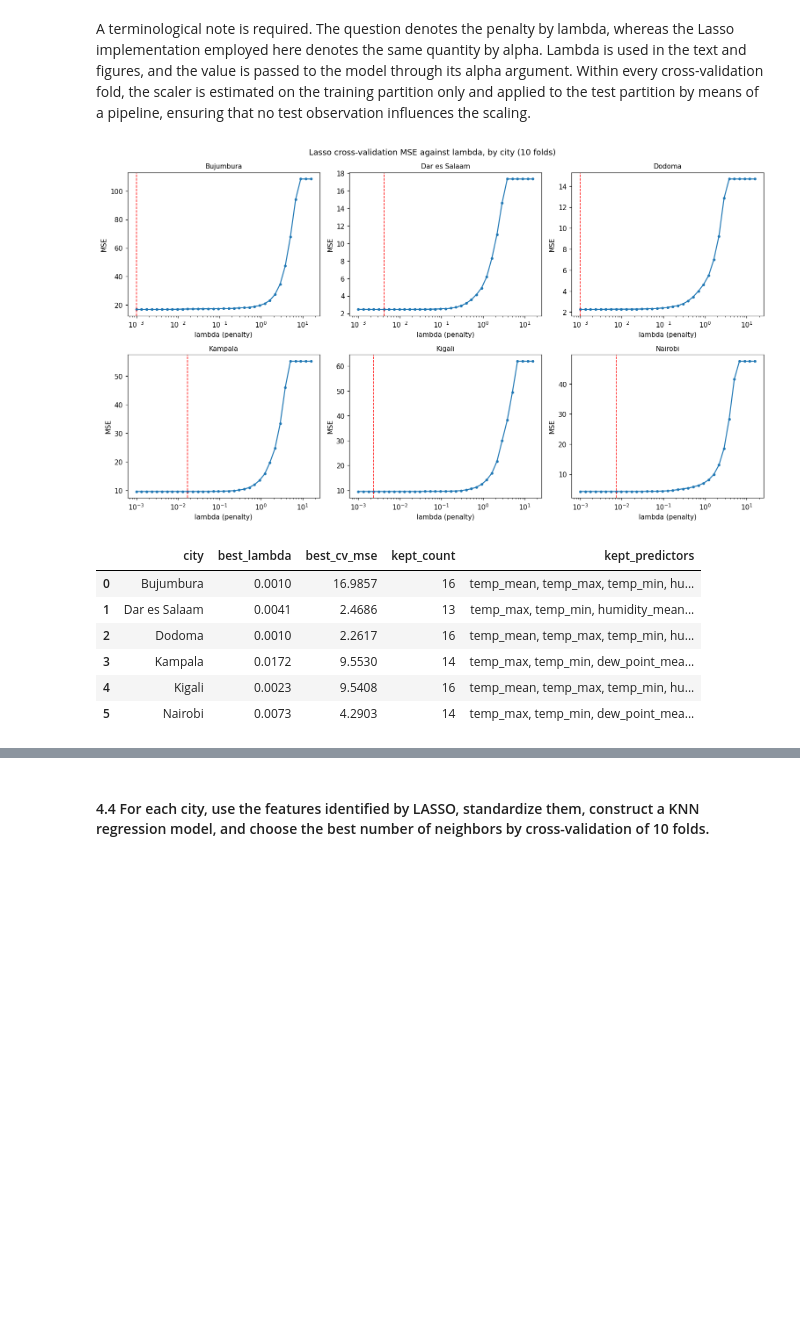
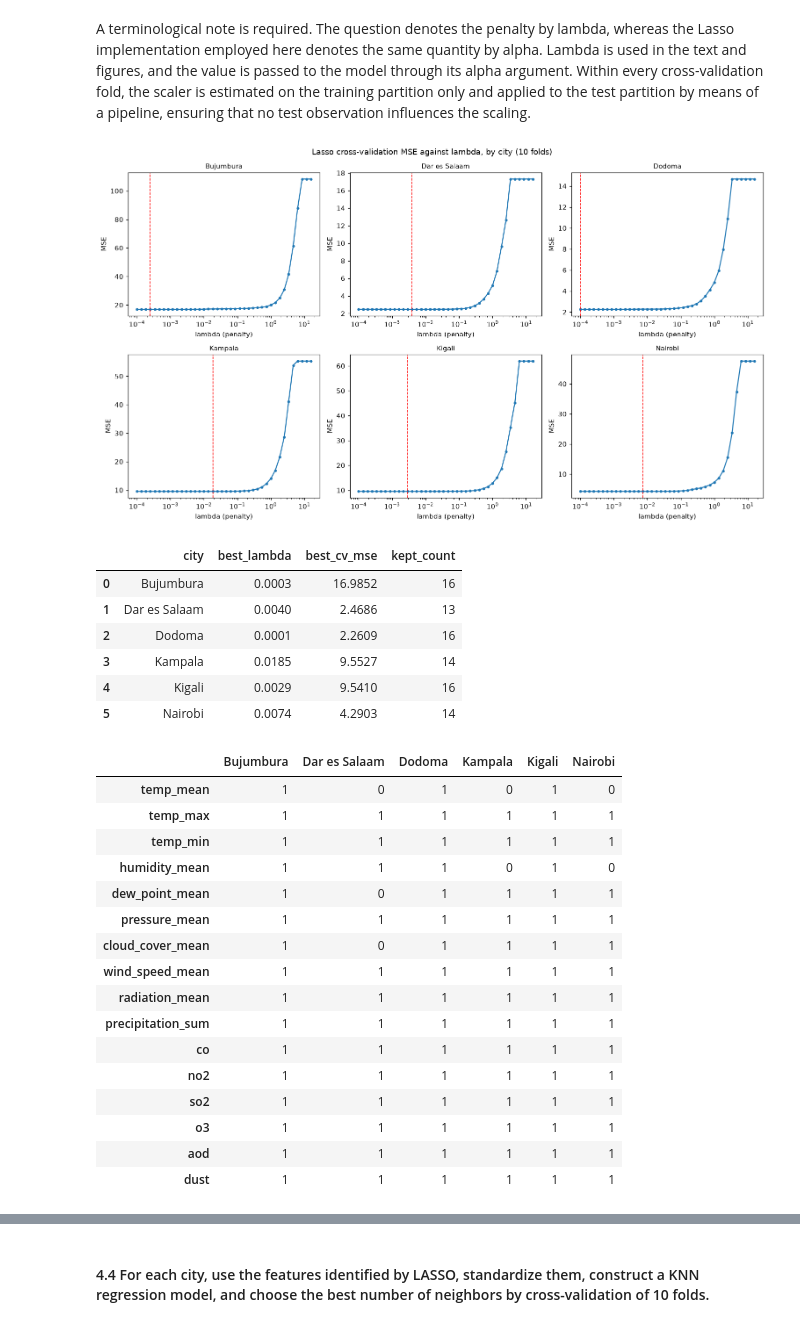
Before and after one commit to api-sage/diaml_projects, a Jupyter notebook: project6/pafolabi_DIAML_Assignment6.ipynb, the cells around one changed output, grey strips where cells are left out. Cells and saved outputs as stored; diff of their text form; code cells hidden in the pictures; blank space fills up the shorter version.

```diff
--- a/project6/pafolabi_DIAML_Assignment6.ipynb
+++ b/project6/pafolabi_DIAML_Assignment6.ipynb
@@ -810,7 +860,7 @@ A terminological note is required. The question denotes the penalty by lambda, w
 # %%
 # Scan the Lasso penalty for each city and I record the cross-validation MSE at each value
 cv_reg = KFold(n_splits=10, shuffle=True, random_state=RANDOM_STATE)
-lambda_grid = np.logspace(-3, 1.2, 35)
+lambda_grid = np.logspace(-4, 1.2, 40)
 lasso_curves = {}
 lasso_selected = {}
 lasso_rows = []
@@ -823,42 +873,65 @@ for ax, city in zip(axes, cities):
     mean_mses = []
     for lam in lambda_grid:
         pipe = Pipeline([("scaler", StandardScaler()),
                          ("model", Lasso(alpha=lam, max_iter=10000))])
         neg_scores = cross_val_score(pipe, X_city, y_city, cv=cv_reg, scoring="neg_mean_squared_error")
         mean_mses.append(-neg_scores.mean())
     mean_mses = np.array(mean_mses)
     lasso_curves[city] = mean_mses
     best_pos = int(np.argmin(mean_mses))
     best_lambda = float(lambda_grid[best_pos])
     # Refit at the best penalty on the full city data to see which predictors stay
     full_pipe = Pipeline([("scaler", StandardScaler()),
                           ("model", Lasso(alpha=best_lambda, max_iter=10000))])
     full_pipe.fit(X_city, y_city)
     coefs = full_pipe.named_steps["model"].coef_
     kept = [var for var, c in zip(predictors_16, coefs) if abs(c) > 1e-8]
     lasso_selected[city] = kept
     lasso_rows.append({"city": city, "best_lambda": best_lambda, "best_cv_mse": mean_mses[best_pos],
-                       "kept_count": len(kept), "kept_predictors": ", ".join(kept)})
+                       "kept_count": len(kept)})
     ax.plot(lambda_grid, mean_mses, marker="o", markersize=3)
     ax.axvline(best_lambda, color="red", linestyle="--", linewidth=1)
     ax.set_xscale("log")
     ax.set_title(city, fontsize=10)
     ax.set_xlabel("lambda (penalty)")
     ax.set_ylabel("MSE")
 fig.suptitle("Lasso cross-validation MSE against lambda, by city (10 folds)")
 plt.tight_layout()
 plt.show()
 lasso_table = pd.DataFrame(lasso_rows)
 display(lasso_table.round(4))
+
+# The retained sets are displayed in full as a selection matrix (1 means retained)
+lasso_matrix = pd.DataFrame(
+    {city: [1 if var in lasso_selected[city] else 0 for var in predictors_16] for city in cities},
+    index=predictors_16)
+display(lasso_matrix)
 # %% [output]
-[figure, old version]
+[figure, new version]
-|  | city | best_lambda | best_cv_mse | kept_count | kept_predictors |
-| 0 | Bujumbura | 0.0010 | 16.9857 | 16 | temp_mean, temp_max, temp_min, hu... |
-| 1 | Dar es Salaam | 0.0041 | 2.4686 | 13 | temp_max, temp_min, humidity_mean... |
-| 2 | Dodoma | 0.0010 | 2.2617 | 16 | temp_mean, temp_max, temp_min, hu... |
-| 3 | Kampala | 0.0172 | 9.5530 | 14 | temp_max, temp_min, dew_point_mea... |
-| 4 | Kigali | 0.0023 | 9.5408 | 16 | temp_mean, temp_max, temp_min, hu... |
-| 5 | Nairobi | 0.0073 | 4.2903 | 14 | temp_max, temp_min, dew_point_mea... |
+|  | city | best_lambda | best_cv_mse | kept_count |
+| 0 | Bujumbura | 0.0003 | 16.9852 | 16 |
+| 1 | Dar es Salaam | 0.0040 | 2.4686 | 13 |
+| 2 | Dodoma | 0.0001 | 2.2609 | 16 |
+| 3 | Kampala | 0.0185 | 9.5527 | 14 |
+| 4 | Kigali | 0.0029 | 9.5410 | 16 |
+| 5 | Nairobi | 0.0074 | 4.2903 | 14 |
+|  | Bujumbura | Dar es Salaam | Dodoma | Kampala | Kigali | Nairobi |
+| temp_mean | 1 | 0 | 1 | 0 | 1 | 0 |
+| temp_max | 1 | 1 | 1 | 1 | 1 | 1 |
+| temp_min | 1 | 1 | 1 | 1 | 1 | 1 |
+| humidity_mean | 1 | 1 | 1 | 0 | 1 | 0 |
+| dew_point_mean | 1 | 0 | 1 | 1 | 1 | 1 |
+| pressure_mean | 1 | 1 | 1 | 1 | 1 | 1 |
+| cloud_cover_mean | 1 | 0 | 1 | 1 | 1 | 1 |
+| wind_speed_mean | 1 | 1 | 1 | 1 | 1 | 1 |
+| radiation_mean | 1 | 1 | 1 | 1 | 1 | 1 |
+| precipitation_sum | 1 | 1 | 1 | 1 | 1 | 1 |
+| co | 1 | 1 | 1 | 1 | 1 | 1 |
+| no2 | 1 | 1 | 1 | 1 | 1 | 1 |
+| so2 | 1 | 1 | 1 | 1 | 1 | 1 |
+| o3 | 1 | 1 | 1 | 1 | 1 | 1 |
+| aod | 1 | 1 | 1 | 1 | 1 | 1 |
+| dust | 1 | 1 | 1 | 1 | 1 | 1 |
 # %%
 # Set the correlation threshold sets next to the Lasso sets so the two can be compared
 compare_sets = []
```
Also changed, not shown: parts of 20 cells of this notebook.
